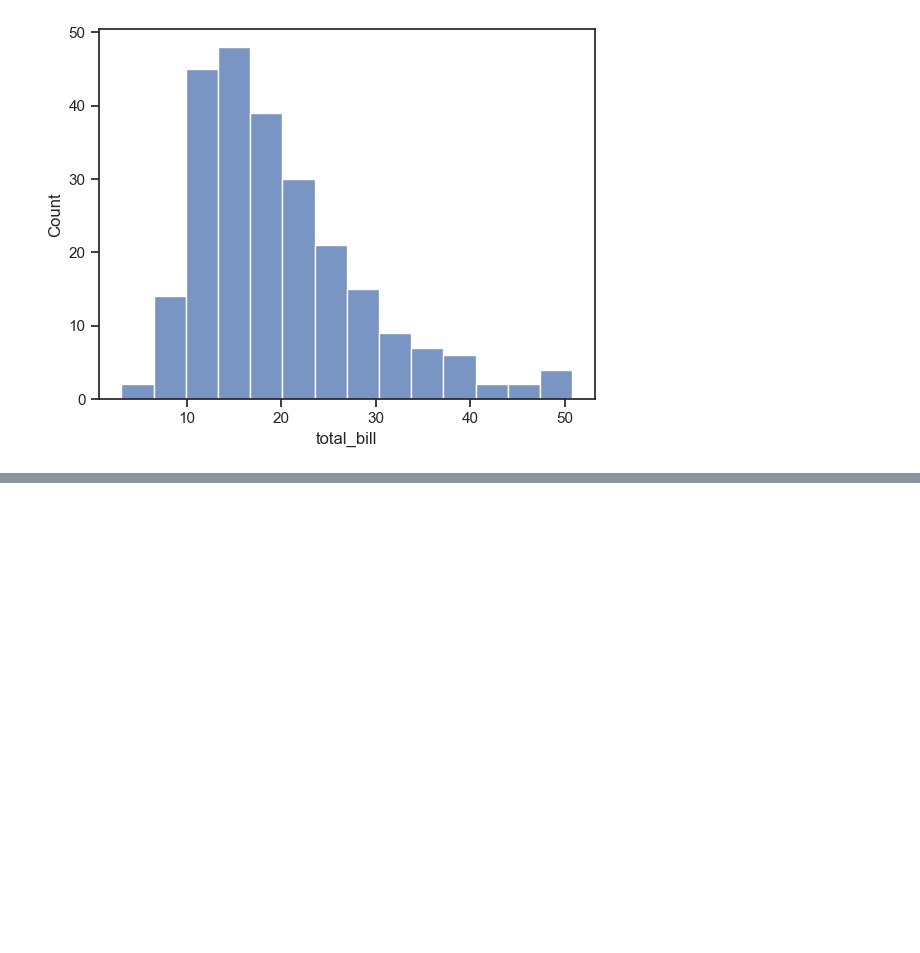
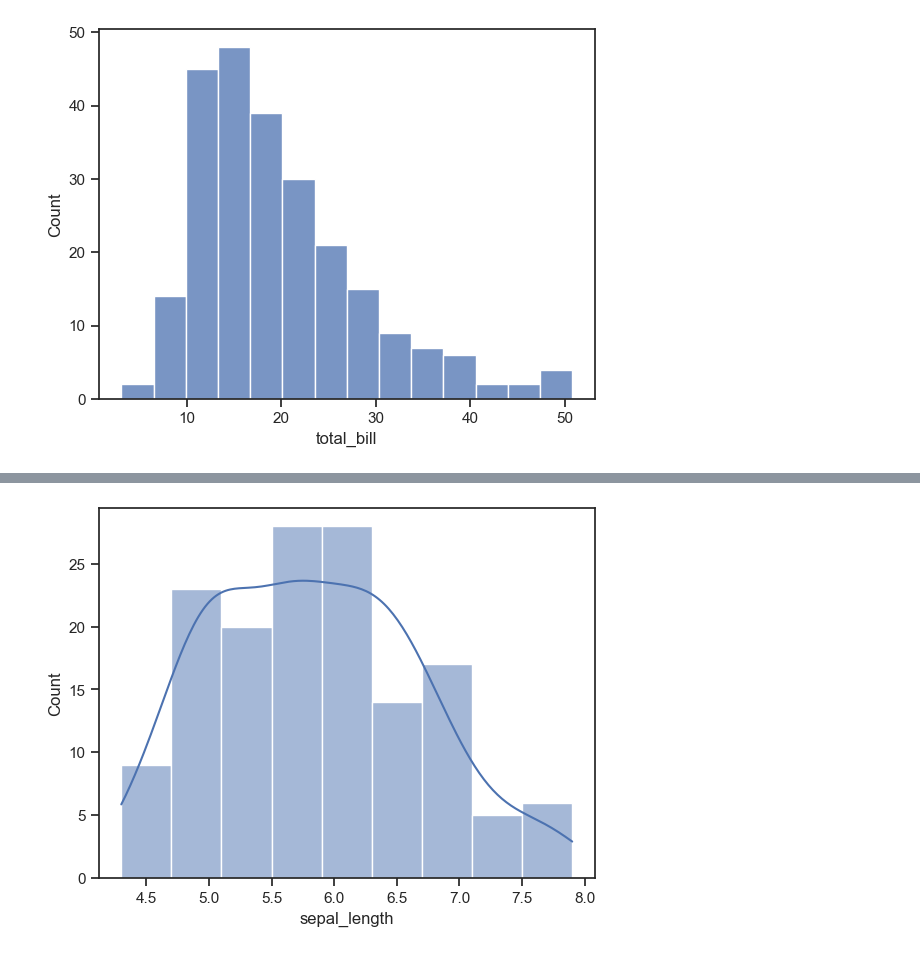
Before and after one commit to aayushma013/DataScience, a Jupyter notebook: visualizaton.ipynb, the cells around one changed output, grey strips where cells are left out. Saved outputs shown, nothing was run; the diff lists cells and outputs as text; code cells hidden in the pictures; blank space fills up the shorter version.

```diff
--- a/visualizaton.ipynb
+++ b/visualizaton.ipynb
@@ -558,0 +623,9 @@ plt.show()
+# %%
+sns.histplot(
+    data = df,
+    x= 'sepal_length',
+    kde = True
+)
+plt.show()
+# %% [output]
+[figure, added]
```
Also changed, not shown: parts of 18 cells of this notebook.
